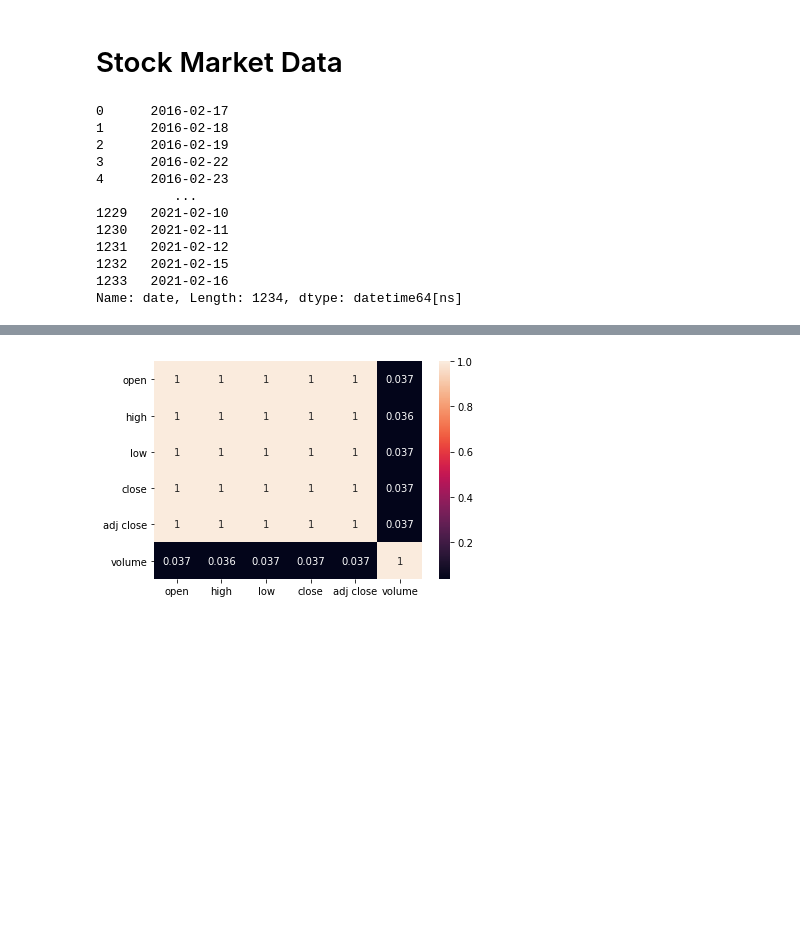
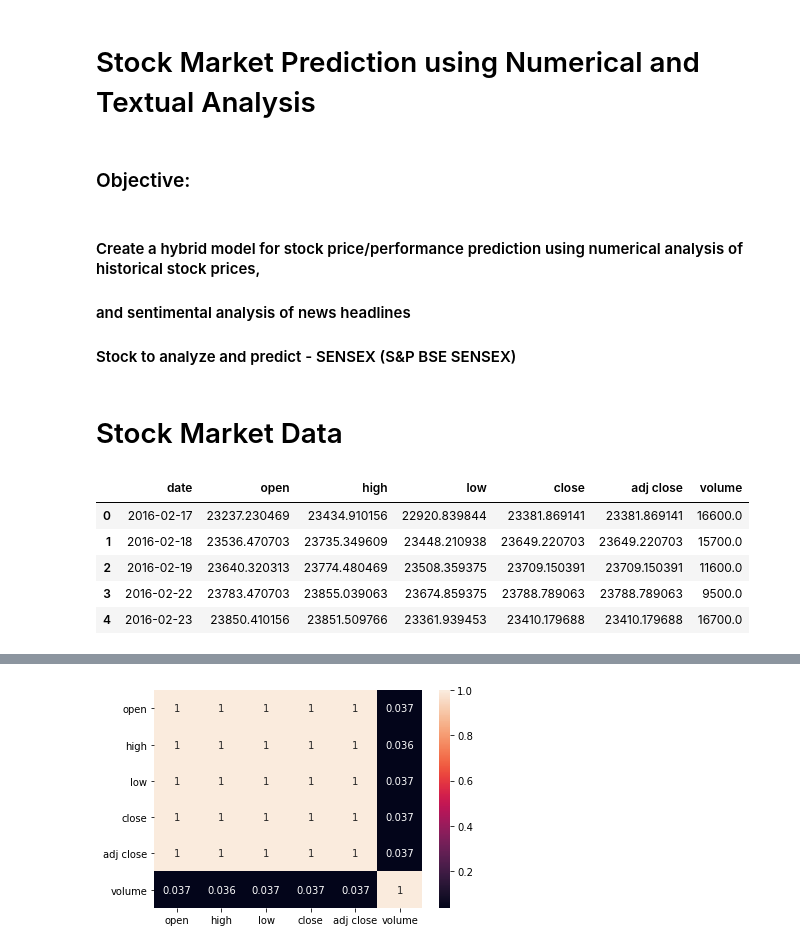
Before and after one commit to divinit7/Stock_market_Price, a Jupyter notebook: News based stock price prediction.ipynb, the cells around one changed output, grey strips where cells are left out. Cells and saved outputs as stored; diff of their text form; code cells hidden in the pictures; blank space fills up the shorter version.

```diff
--- a/News based stock price prediction.ipynb
+++ b/News based stock price prediction.ipynb
@@ -1,3 +1,11 @@
+# %% [markdown]
+# Stock Market Prediction using Numerical and Textual Analysis
+# %% [markdown]
+### Objective:
+# %% [markdown]
+#### Create a hybrid model for stock price/performance prediction using numerical analysis of historical stock prices,
+#### and sentimental analysis of news headlines
+#### Stock to analyze and predict -  SENSEX (S&P BSE SENSEX)
 # %%
 import pandas as pd
 import numpy as np
@@ -33,24 +44,16 @@ from sklearn.metrics import accuracy_score
 # %% [markdown]
 # Stock Market Data
 # %%
-stock_df = pd.read_csv('historical-data.csv', parse_dates= ["Date"])
+stock_df = pd.read_csv('./data/historical-data.csv', parse_dates= ["Date"])
 stock_df.columns = stock_df.columns.str.lower()
-# mask = (stock_df['date'] > '2016-02-17') & (data['date'] <= '2020-05-23')
-# stock_df = stock_df.loc[mask]
 stock_df.head()
 # %% [output]
-0      2016-02-17
-1      2016-02-18
-2      2016-02-19
-3      2016-02-22
-4      2016-02-23
-          ...
-1229   2021-02-10
-1230   2021-02-11
-1231   2021-02-12
-1232   2021-02-15
-1233   2021-02-16
-Name: date, Length: 1234, dtype: datetime64[ns]
+|  | date | open | high | low | close | adj close | volume |
+| 0 | 2016-02-17 | 23237.230469 | 23434.910156 | 22920.839844 | 23381.869141 | 23381.869141 | 16600.0 |
+| 1 | 2016-02-18 | 23536.470703 | 23735.349609 | 23448.210938 | 23649.220703 | 23649.220703 | 15700.0 |
+| 2 | 2016-02-19 | 23640.320313 | 23774.480469 | 23508.359375 | 23709.150391 | 23709.150391 | 11600.0 |
+| 3 | 2016-02-22 | 23783.470703 | 23855.039063 | 23674.859375 | 23788.789063 | 23788.789063 | 9500.0 |
+| 4 | 2016-02-23 | 23850.410156 | 23851.509766 | 23361.939453 | 23410.179688 | 23410.179688 | 16700.0 |
 # %%
 plot = []
 price_df = stock_df.groupby('date')[['close', 'open']].quantile(0.5).reset_index()
```
Also changed, not shown: parts of 10 cells of this notebook.
